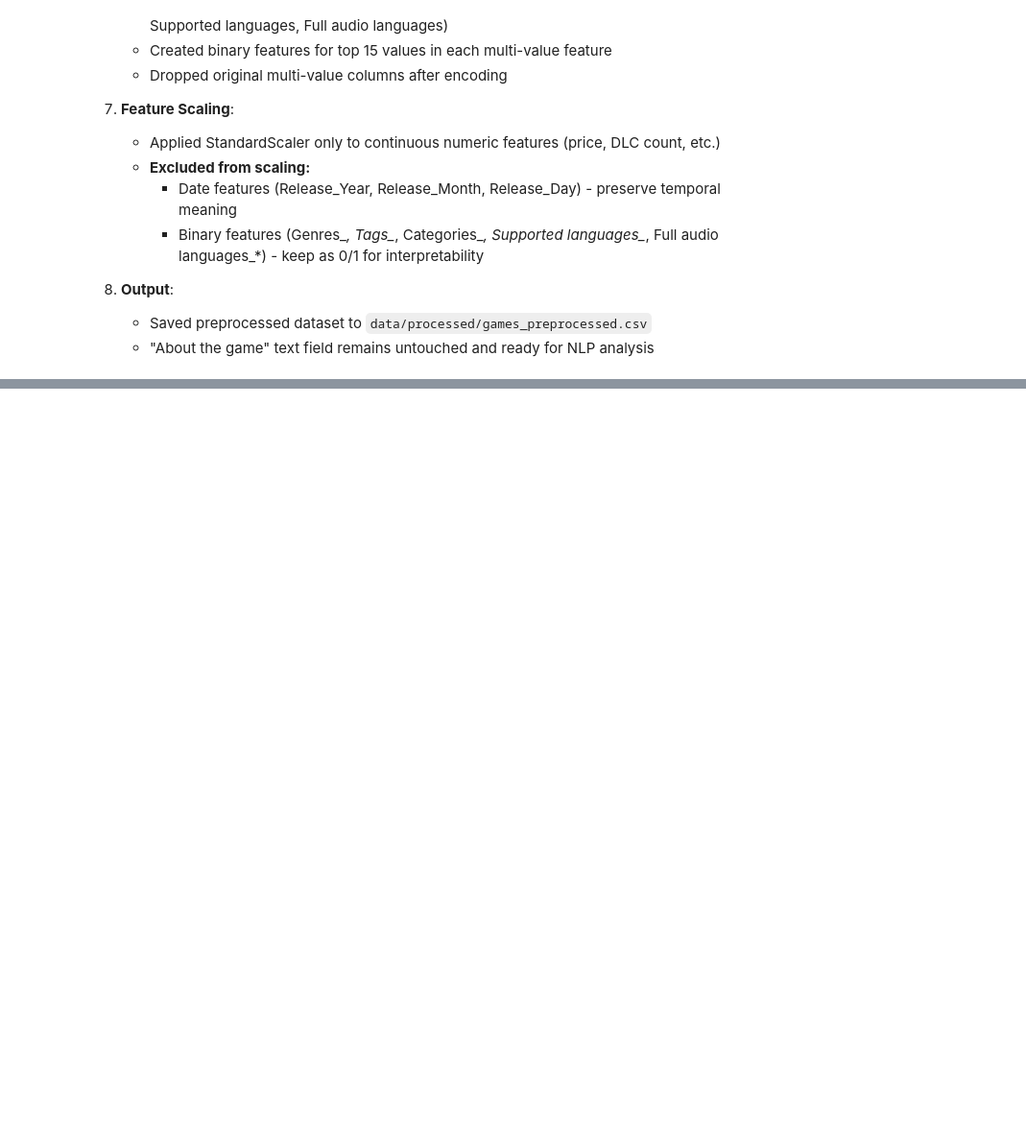
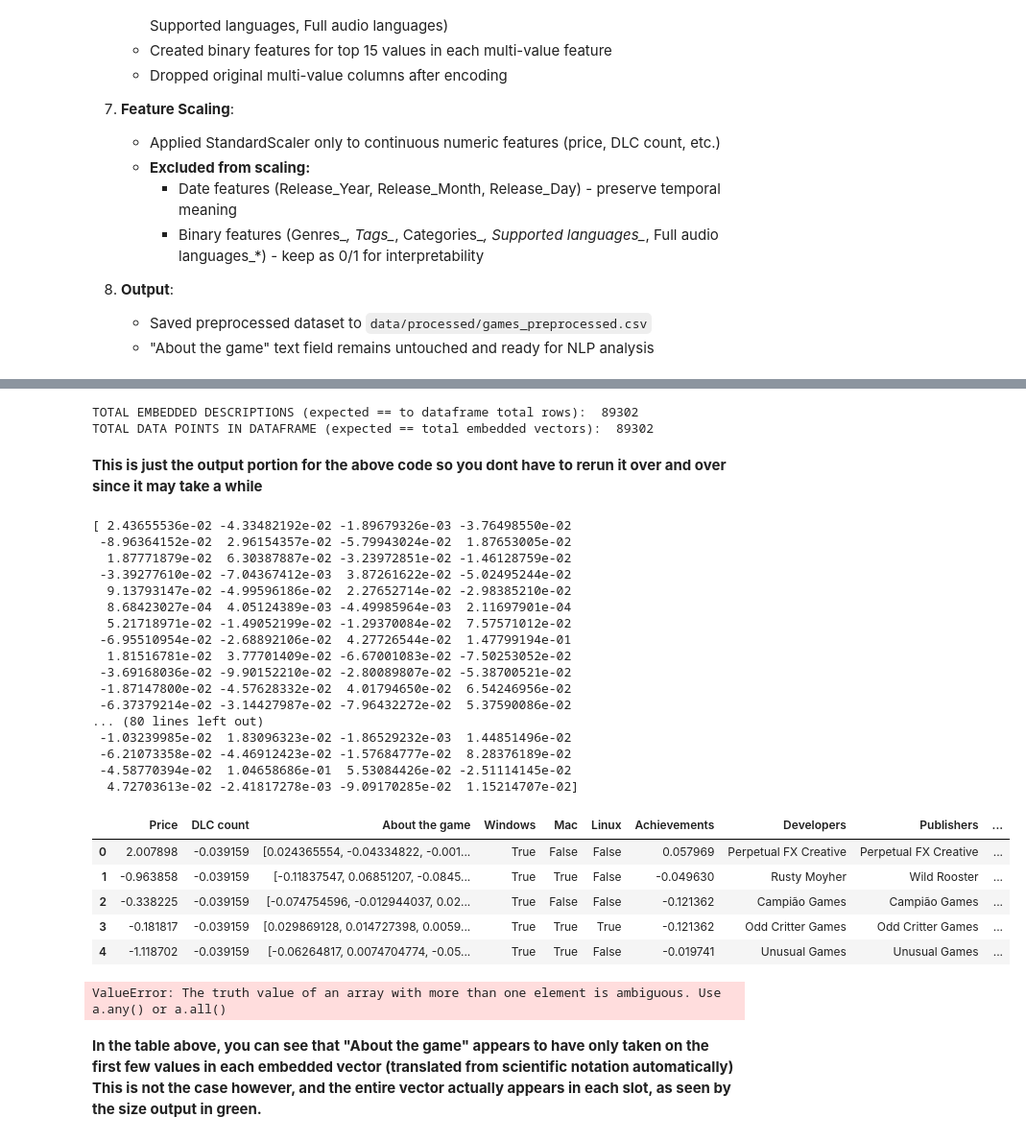
Before and after one commit to mduy2003/CPSC483Project, a Jupyter notebook: preprocessing.ipynb, the cells around one changed output, grey strips where cells are left out. Shown at 96% size. Cells and saved outputs as stored; diff of their text form; code cells hidden in the pictures; blank space fills up the shorter version.

```diff
--- a/preprocessing.ipynb
+++ b/preprocessing.ipynb
@@ -855,0 +906,76 @@ This notebook completed the following preprocessing steps:
+# %%
+def preprocessDescs(df, model):
+    # assign each description to an index in a list so we can keep each description separate from one another
+    # this may be redundant but I haven't tested it
+    temp = []
+    for i in df['About the game'].index:
+        temp.append(df['About the game'][i])
+
+
+    embeddings = [] # stores embedded vector for each description (each size 384)
+
+    # this for loop takes descriptions in batches of 64 to accelerate the embedding process
+    # uses your Nvidia GPU to speed up embedding by 100 or more times
+    for i in range(0, len(temp), 64):
+        batch = temp[i:i+64]
+        batchedEmbed = model.encode(batch, ProgressBar=True, convert_to_numpy=True)
+        embeddings.extend(batchedEmbed)
+
+    embeddings = np.array(embeddings)
+    return embeddings
+
+
+# machine model from SBERT
+model = SentenceTransformer("All-MiniLM-L6-v2", device = "cuda")
+
+# call to function
+embeddedDescs = []
+embeddedDescs = preprocessDescs(df, model)
+
+# lengths should be equal (they will be unless you mess with the above code)
+print(Fore.GREEN + "TOTAL EMBEDDED DESCRIPTIONS (expected == to dataframe total rows): ", len(embeddedDescs))
+print(Fore.GREEN + "TOTAL DATA POINTS IN DATAFRAME (expected == total embedded vectors): ",  len(df))
+
+# convert to list so entire element in each index (not just first index [i][0]) is stored in each cell
+df['About the game'] = list(embeddedDescs)
+# %% [output]
+TOTAL EMBEDDED DESCRIPTIONS (expected == to dataframe total rows):  89302
+TOTAL DATA POINTS IN DATAFRAME (expected == total embedded vectors):  89302
+# %% [markdown]
+<b>This is just the output portion for the above code so you dont have to rerun it over and over since it may take a while</b>
+# %%
+# You can swap this number with 0, 1, 2, etc to see other embeddings
+# and change the df.head() to a specific index to see that embedding
+print(embeddedDescs[0])
+# pd.set_option('display.max_colwidth', None) # allows more data to display in 'About the game' column (still not all of it though)
+# pd.reset_option('display.max_colwidth') # resets to default after about code
+display(df.head())
+print(Fore.GREEN + "SIZE OF EACH EMBEDDED VECTOR (expected 384): ", len(df['About the game'][0]))
+# %% [output]
+[ 2.43655536e-02 -4.33482192e-02 -1.89679326e-03 -3.76498550e-02
+ -8.96364152e-02  2.96154357e-02 -5.79943024e-02  1.87653005e-02
+  1.87771879e-02  6.30387887e-02 -3.23972851e-02 -1.46128759e-02
+ -3.39277610e-02 -7.04367412e-03  3.87261622e-02 -5.02495244e-02
+  9.13793147e-02 -4.99596186e-02  2.27652714e-02 -2.98385210e-02
+  8.68423027e-04  4.05124389e-03 -4.49985964e-03  2.11697901e-04
+  5.21718971e-02 -1.49052199e-02 -1.29370084e-02  7.57571012e-02
+ -6.95510954e-02 -2.68892106e-02  4.27726544e-02  1.47799194e-01
+  1.81516781e-02  3.77701409e-02 -6.67001083e-02 -7.50253052e-02
+ -3.69168036e-02 -9.90152210e-02 -2.80089807e-02 -5.38700521e-02
+ -1.87147800e-02 -4.57628332e-02  4.01794650e-02  6.54246956e-02
+ -6.37379214e-02 -3.14427987e-02 -7.96432272e-02  5.37590086e-02
+... (80 lines left out)
+ -1.03239985e-02  1.83096323e-02 -1.86529232e-03  1.44851496e-02
+ -6.21073358e-02 -4.46912423e-02 -1.57684777e-02  8.28376189e-02
+ -4.58770394e-02  1.04658686e-01  5.53084426e-02 -2.51114145e-02
+  4.72703613e-02 -2.41817278e-03 -9.09170285e-02  1.15214707e-02]
+|  | Price | DLC count | About the game | Windows | Mac | Linux | Achievements | Developers | Publishers | ... |
+| 0 | 2.007898 | -0.039159 | [0.024365554, -0.04334822, -0.001... | True | False | False | 0.057969 | Perpetual FX Creative | Perpetual FX Creative | ... |
+| 1 | -0.963858 | -0.039159 | [-0.11837547, 0.06851207, -0.0845... | True | True | False | -0.049630 | Rusty Moyher | Wild Rooster | ... |
+| 2 | -0.338225 | -0.039159 | [-0.074754596, -0.012944037, 0.02... | True | False | False | -0.121362 | Campião Games | Campião Games | ... |
+| 3 | -0.181817 | -0.039159 | [0.029869128, 0.014727398, 0.0059... | True | True | True | -0.121362 | Odd Critter Games | Odd Critter Games | ... |
+| 4 | -1.118702 | -0.039159 | [-0.06264817, 0.0074704774, -0.05... | True | True | False | -0.019741 | Unusual Games | Unusual Games | ... |
+ValueError: The truth value of an array with more than one element is ambiguous. Use a.any() or a.all()
+# %% [markdown]
+<b>In the table above, you can see that "About the game" appears to have only taken on the first few values in each embedded vector (translated from scientific notation automatically)</b>
+<b>This is not the case however, and the entire vector actually appears in each slot, as seen by the size output in green.
```
Also changed, not shown: parts of 11 cells of this notebook.
